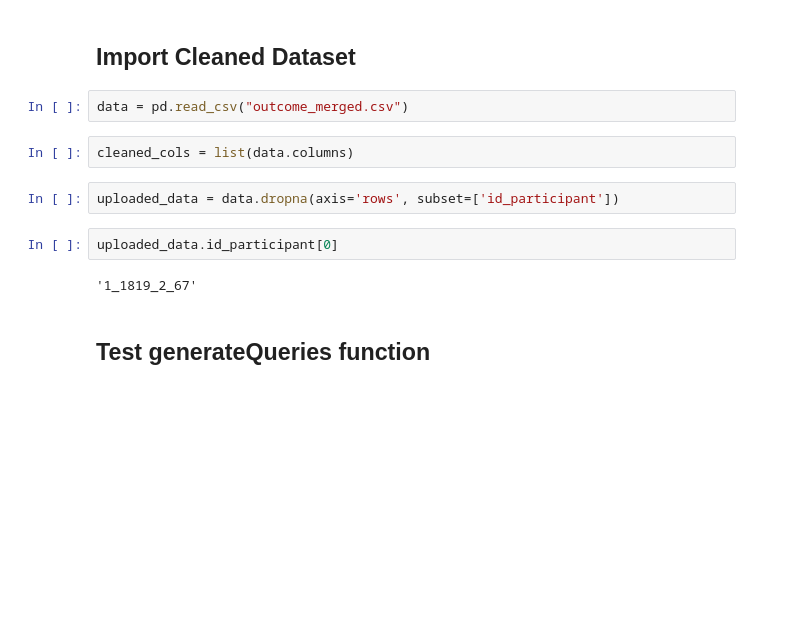
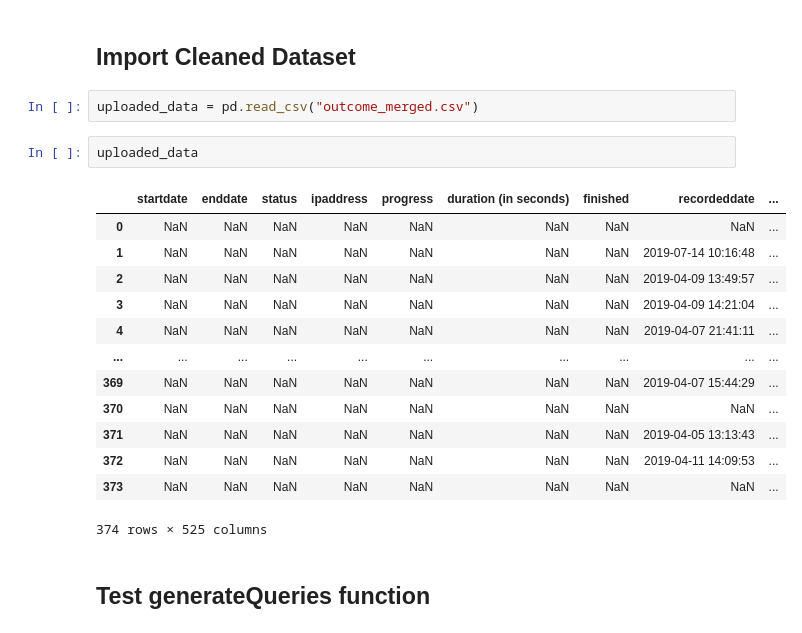
Before and after one commit to taylorrohrich/MSDS_SERA_capstone, a Jupyter notebook: RDS/InputData.ipynb, the cells around one changed output. Saved outputs shown, nothing was run; the diff lists cells and outputs as text; blank space fills up the shorter version.

```diff
--- a/RDS/InputData.ipynb
+++ b/RDS/InputData.ipynb
@@ -144,15 +162,23 @@ existing_ids
 # %% [markdown]
 ## Import Cleaned Dataset
 # %%
-data = pd.read_csv("outcome_merged.csv")
+uploaded_data = pd.read_csv("outcome_merged.csv")
-# %%
-cleaned_cols = list(data.columns)
-# %%
-uploaded_data = data.dropna(axis='rows', subset=['id_participant'])
 # %%
-uploaded_data.id_participant[0]
+uploaded_data
 # %% [output]
+|  | startdate | enddate | status | ipaddress | progress | duration (in seconds) | finished | recordeddate | ... |
+| 0 | NaN | NaN | NaN | NaN | NaN | NaN | NaN | NaN | ... |
+| 1 | NaN | NaN | NaN | NaN | NaN | NaN | NaN | 2019-07-14 10:16:48 | ... |
+| 2 | NaN | NaN | NaN | NaN | NaN | NaN | NaN | 2019-04-09 13:49:57 | ... |
+| 3 | NaN | NaN | NaN | NaN | NaN | NaN | NaN | 2019-04-09 14:21:04 | ... |
+| 4 | NaN | NaN | NaN | NaN | NaN | NaN | NaN | 2019-04-07 21:41:11 | ... |
+| ... | ... | ... | ... | ... | ... | ... | ... | ... | ... |
+| 369 | NaN | NaN | NaN | NaN | NaN | NaN | NaN | 2019-04-07 15:44:29 | ... |
+| 370 | NaN | NaN | NaN | NaN | NaN | NaN | NaN | NaN | ... |
+| 371 | NaN | NaN | NaN | NaN | NaN | NaN | NaN | 2019-04-05 13:13:43 | ... |
+| 372 | NaN | NaN | NaN | NaN | NaN | NaN | NaN | 2019-04-11 14:09:53 | ... |
+| 373 | NaN | NaN | NaN | NaN | NaN | NaN | NaN | NaN | ... |
-'1_1819_2_67'
+374 rows × 525 columns
 # %% [markdown]
 ## Test generateQueries function
 # %%
```
Also changed, not shown: parts of 30 cells of this notebook, 3 other files.
